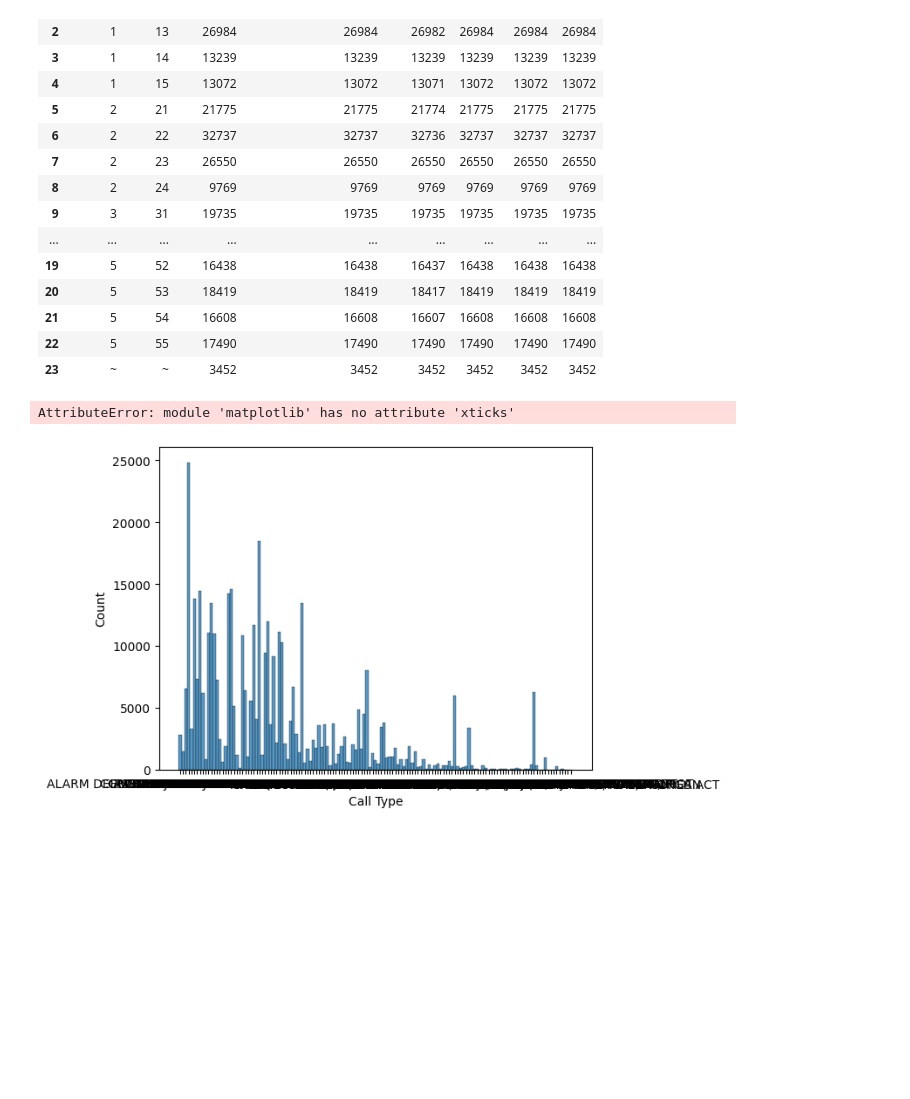
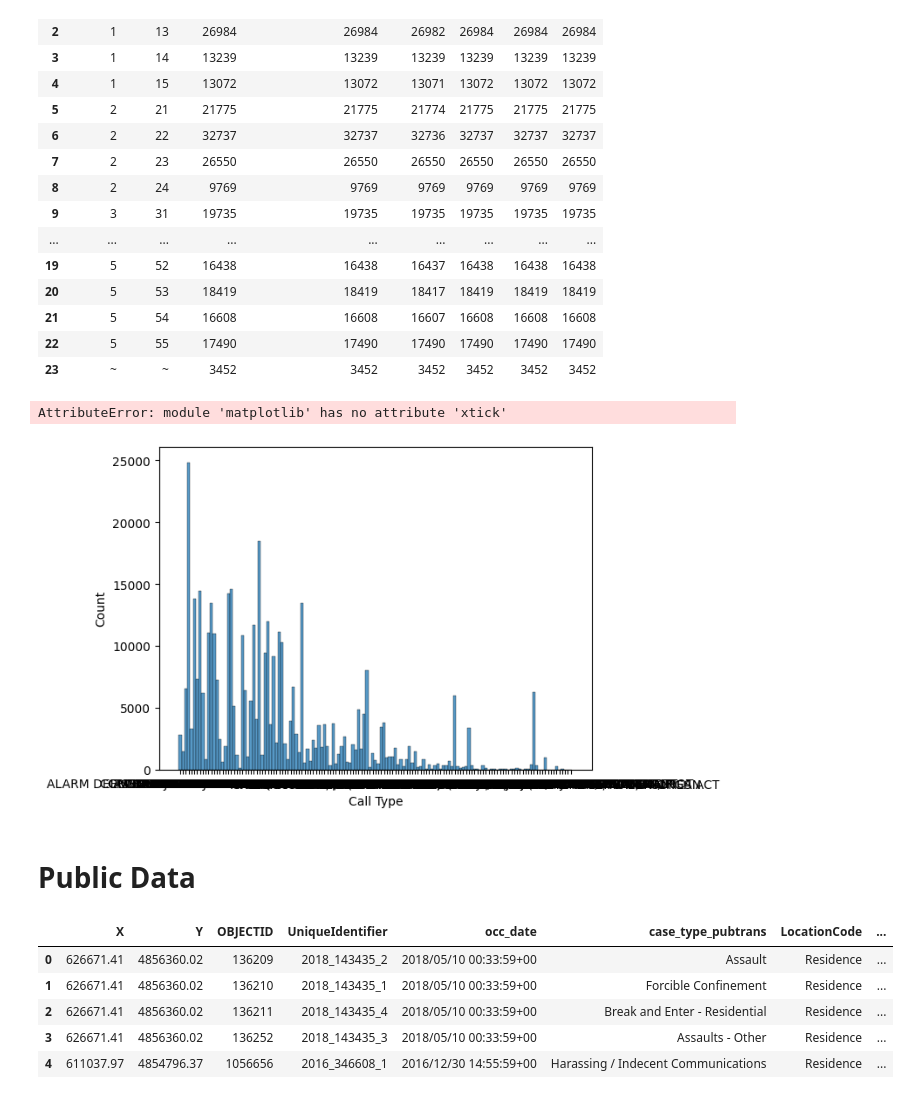
Before and after one commit to 10ken/staffing_crime_rate, a Jupyter notebook: crime_eda_qa.ipynb, the cells around one changed output. Drawn from its saved outputs; the diff is of its cells as text; code cells hidden in the pictures; blank space fills up the shorter version.

```diff
--- a/crime_eda_qa.ipynb
+++ b/crime_eda_qa.ipynb
@@ -176,7 +185,9 @@ crime_df.groupby(['District','Sector']).count().reset_index()
 | 23 | ~ | ~ | 3452 | 3452 | 3452 | 3452 | 3452 | 3452 |
 # %%
 sns.histplot(data=crime_df, x="Call Type")
-plt.xticks(rotation=90)
+plt.xtick(rotation=90)
 # %% [output]
-AttributeError: module 'matplotlib' has no attribute 'xticks'
+AttributeError: module 'matplotlib' has no attribute 'xtick'
 [figure]
+# %% [markdown]
+# Public Data
@@ -182,0 +197,9 @@ AttributeError: module 'matplotlib' has no attribute 'xticks'
+# %%
+public_2020_2021_df.head()
+# %% [output]
+|  | X | Y | OBJECTID | UniqueIdentifier | occ_date | case_type_pubtrans | LocationCode | ... |
+| 0 | 626671.41 | 4856360.02 | 136209 | 2018_143435_2 | 2018/05/10 00:33:59+00 | Assault | Residence | ... |
+| 1 | 626671.41 | 4856360.02 | 136210 | 2018_143435_1 | 2018/05/10 00:33:59+00 | Forcible Confinement | Residence | ... |
+| 2 | 626671.41 | 4856360.02 | 136211 | 2018_143435_4 | 2018/05/10 00:33:59+00 | Break and Enter - Residential | Residence | ... |
+| 3 | 626671.41 | 4856360.02 | 136252 | 2018_143435_3 | 2018/05/10 00:33:59+00 | Assaults - Other | Residence | ... |
+| 4 | 611037.97 | 4854796.37 | 1056656 | 2016_346608_1 | 2016/12/30 14:55:59+00 | Harassing / Indecent Communications | Residence | ... |
```
Also changed, not shown: parts of 14 cells of this notebook.
